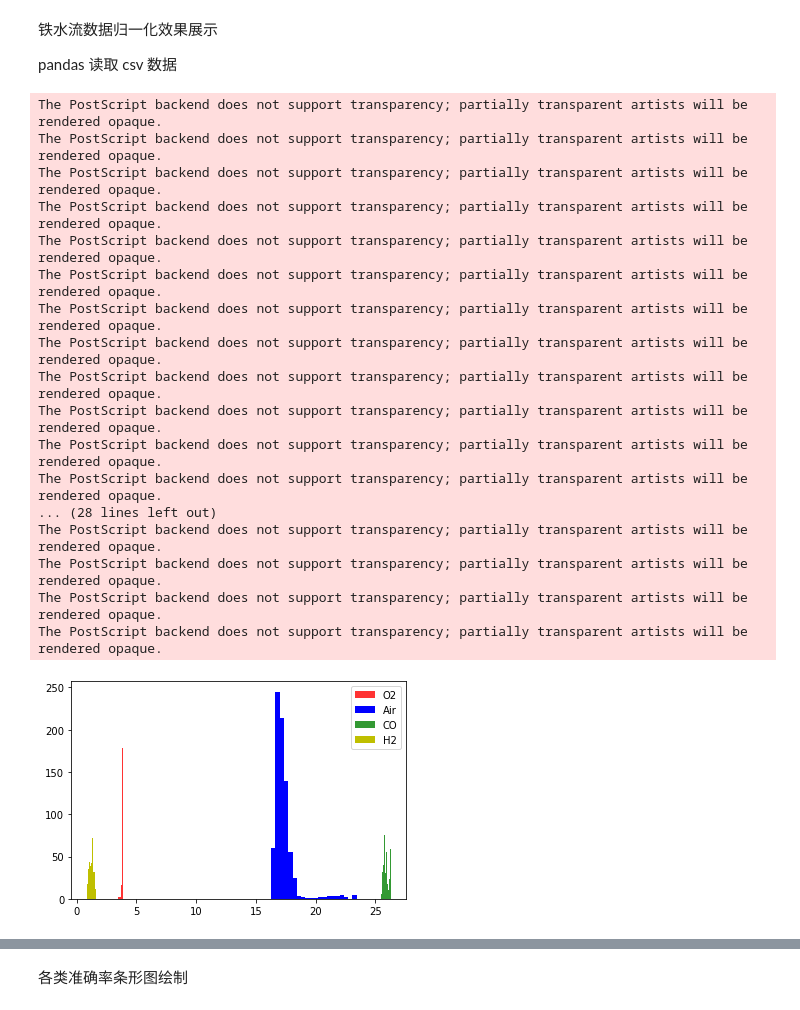
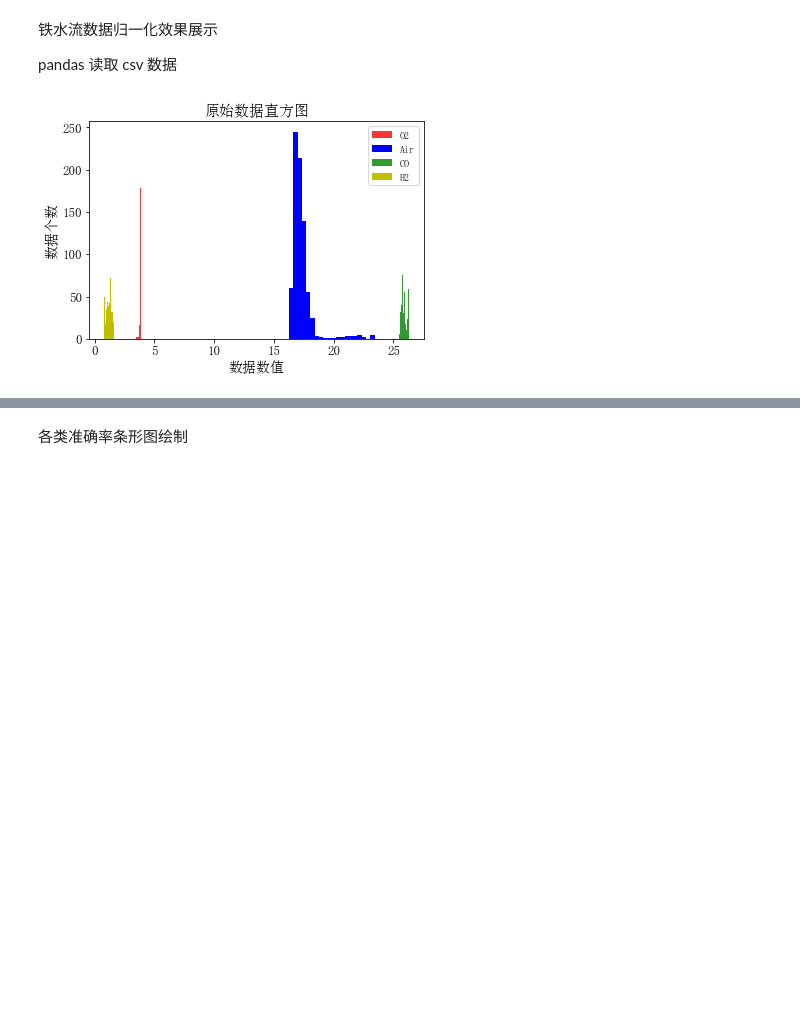
Before and after one commit to wtychn/DeepLearning, a Jupyter notebook: DBtest/draw.ipynb, the cells around one changed output, grey strips where cells are left out. Saved outputs shown, nothing was run; the diff lists cells and outputs as text; code cells hidden in the pictures; blank space fills up the shorter version.

```diff
--- a/DBtest/draw.ipynb
+++ b/DBtest/draw.ipynb
@@ -10,36 +15,24 @@ import matplotlib.pyplot as plt
 # %%
 csv_path = os.path.join('E:/step2data/part1', '2021_01_17_18_19_04 - 2021_01_17_20_30_08.csv')
 save_dir = 'E:/check_point/predict/normalization'
 table_data = pd.read_csv(csv_path)
 
 # 绘制归一化之前的图
 plt.hist(table_data['富氧率'], bins=20, color='red', label='O2' , histtype='bar', alpha=0.8)
 plt.hist(table_data['透气性指数'], bins=20, color='blue', label='Air' , histtype='bar', alpha=1)
 plt.hist(table_data['CO'], bins=20, color='g', label='CO' , histtype='bar', alpha=0.8)
 plt.hist(table_data['H2'], bins=20, color='y', label='H2' , histtype='bar', alpha=1)
+plt.title('原始数据直方图', size=15)
+plt.xlabel('数据数值', size=14)
+plt.ylabel('数据个数', size=14)
+plt.tick_params(labelsize=13)
 plt.legend()
-save_path = os.path.join(save_dir, 'origin.eps')
-plt.savefig(save_path)
+eps_fig = plt.gcf()
+save_path = os.path.join(save_dir, 'origin.pdf')
+eps_fig.savefig(save_path)
 plt.show()
 # %% [output]
-The PostScript backend does not support transparency; partially transparent artists will be rendered opaque.
-The PostScript backend does not support transparency; partially transparent artists will be rendered opaque.
-The PostScript backend does not support transparency; partially transparent artists will be rendered opaque.
-The PostScript backend does not support transparency; partially transparent artists will be rendered opaque.
-The PostScript backend does not support transparency; partially transparent artists will be rendered opaque.
-The PostScript backend does not support transparency; partially transparent artists will be rendered opaque.
-The PostScript backend does not support transparency; partially transparent artists will be rendered opaque.
-The PostScript backend does not support transparency; partially transparent artists will be rendered opaque.
-The PostScript backend does not support transparency; partially transparent artists will be rendered opaque.
-The PostScript backend does not support transparency; partially transparent artists will be rendered opaque.
-The PostScript backend does not support transparency; partially transparent artists will be rendered opaque.
-The PostScript backend does not support transparency; partially transparent artists will be rendered opaque.
-... (28 lines left out)
-The PostScript backend does not support transparency; partially transparent artists will be rendered opaque.
-The PostScript backend does not support transparency; partially transparent artists will be rendered opaque.
-The PostScript backend does not support transparency; partially transparent artists will be rendered opaque.
-The PostScript backend does not support transparency; partially transparent artists will be rendered opaque.
-[figure, old version]
+[figure, new version]
 # %%
 # 归一化之后的图
 o = table_data['富氧率b']
```
Also changed, not shown: parts of 8 cells of this notebook.
